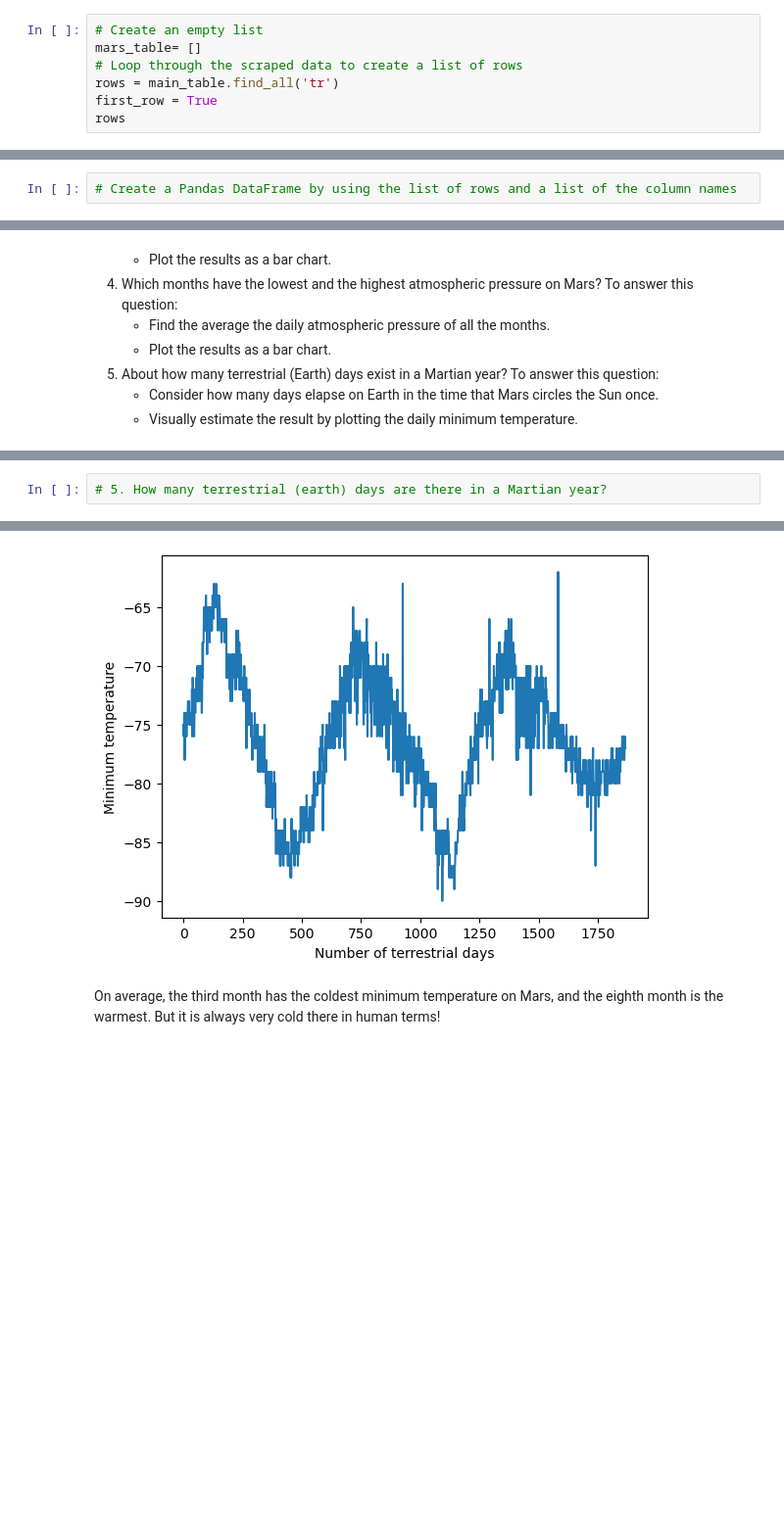
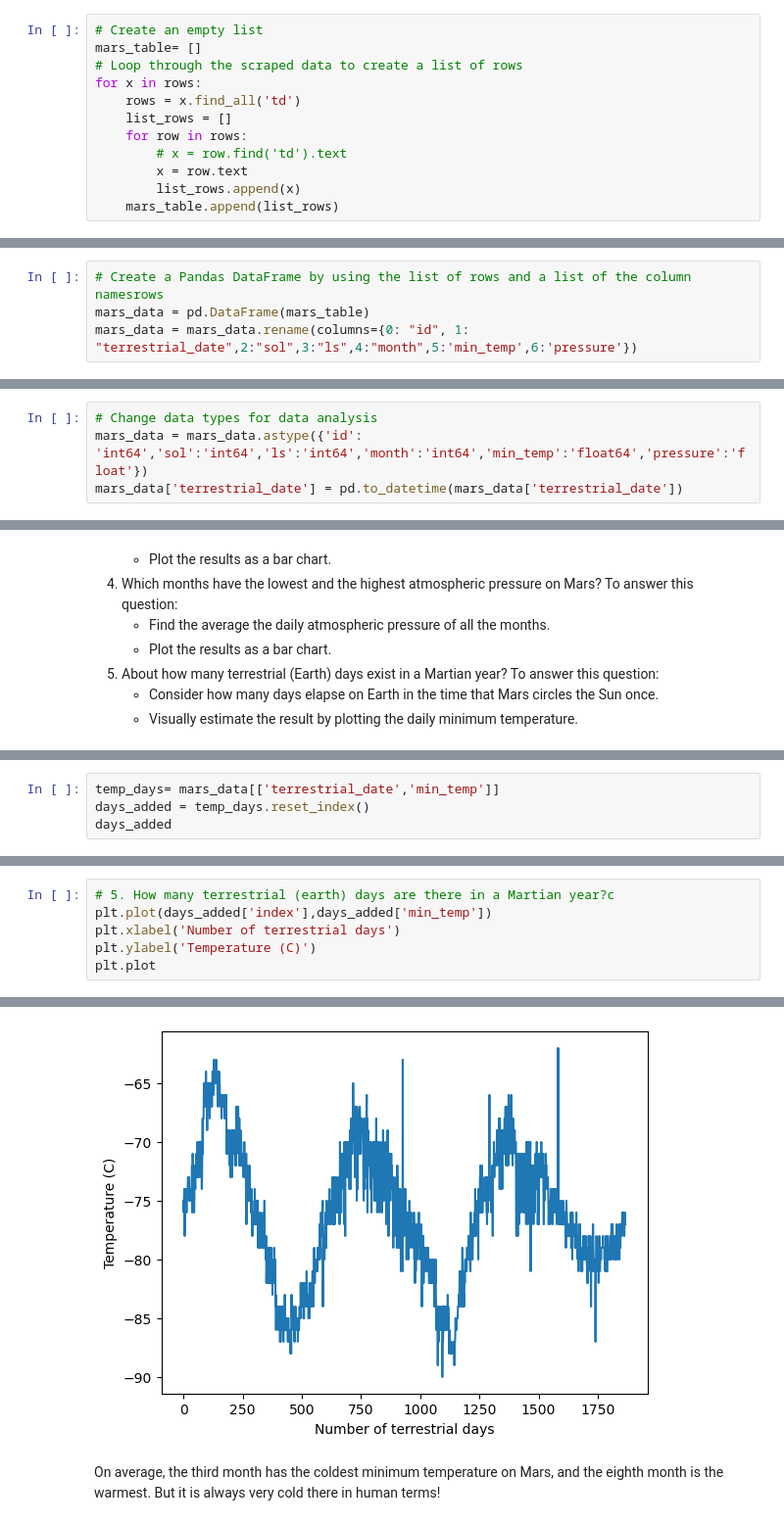
Before and after one commit to Elicitplays/Webscraping-HW, a Jupyter notebook: Starter_Code/part_2_mars_weather.ipynb, the cells around one changed output, grey strips where cells are left out. Shown: that part at 98% size. Saved outputs shown, nothing was run; the diff lists cells and outputs as text; blank space fills up the shorter version.

```diff
--- a/Starter_Code/part_2_mars_weather.ipynb
+++ b/Starter_Code/part_2_mars_weather.ipynb
@@ -68,6 +74,11 @@ Assemble the scraped data into a Pandas DataFrame. The columns should have the s
 # Create an empty list
 mars_table= []
 # Loop through the scraped data to create a list of rows
-rows = main_table.find_all('tr')
-first_row = True
-rows
+for x in rows:
+    rows = x.find_all('td')
+    list_rows = []
+    for row in rows:
+        # x = row.find('td').text
+        x = row.text
+        list_rows.append(x)
+    mars_table.append(list_rows)
@@ -102,4 +105,6 @@ AttributeError: 'NoneType' object has no attribute 'text'
 # %%
-# Create a Pandas DataFrame by using the list of rows and a list of the column names
+# Create a Pandas DataFrame by using the list of rows and a list of the column namesrows
+mars_data = pd.DataFrame(mars_table)
+mars_data = mars_data.rename(columns={0: "id", 1: "terrestrial_date",2:"sol",3:"ls",4:"month",5:'min_temp',6:'pressure'})
 # %%
 # Confirm DataFrame was created successfully
@@ -132,2 +144,6 @@ dtype: object
+# %%
+# Change data types for data analysis
+mars_data = mars_data.astype({'id': 'int64','sol':'int64','ls':'int64','month':'int64','min_temp':'float64','pressure':'float'})
+mars_data['terrestrial_date'] = pd.to_datetime(mars_data['terrestrial_date'])
 # %%
 # Confirm type changes were successful by examining data types again
@@ -224,0 +261,4 @@ Name: pressure, dtype: float64
+# %%
+temp_days= mars_data[['terrestrial_date','min_temp']]
+days_added = temp_days.reset_index()
+days_added
@@ -225,3 +279,7 @@ Name: pressure, dtype: float64
 # %%
-# 5. How many terrestrial (earth) days are there in a Martian year?
+# 5. How many terrestrial (earth) days are there in a Martian year?c
+plt.plot(days_added['index'],days_added['min_temp'])
+plt.xlabel('Number of terrestrial days')
+plt.ylabel('Temperature (C)')
+plt.plot
 # %% [output]
@@ -228,4 +287,4 @@ Name: pressure, dtype: float64
-[figure, old version]
+[figure, new version]
 # %% [markdown]
 On average, the third month has the coldest minimum temperature on Mars, and the eighth month is the warmest. But it is always very cold there in human terms!
 # %% [markdown]
```
Also changed, not shown: parts of 21 cells of this notebook, 1 other file.
